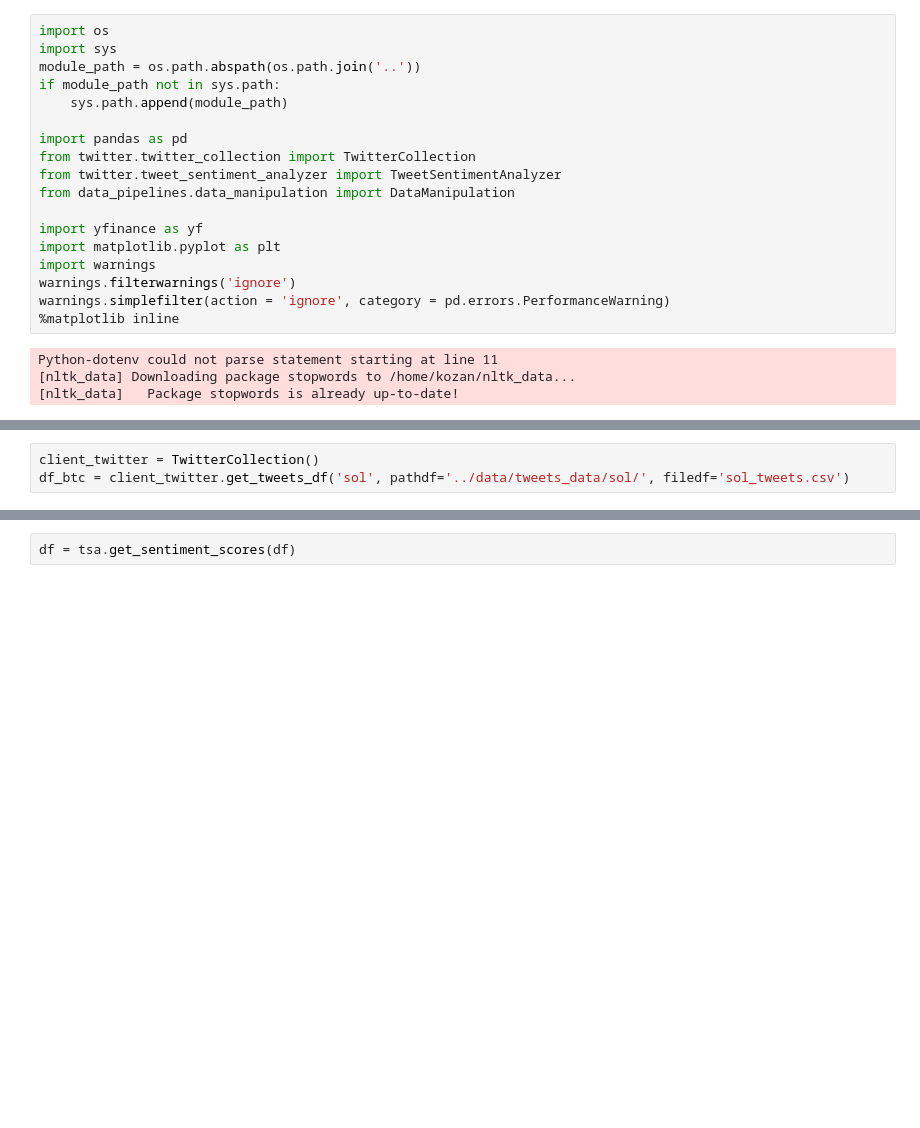
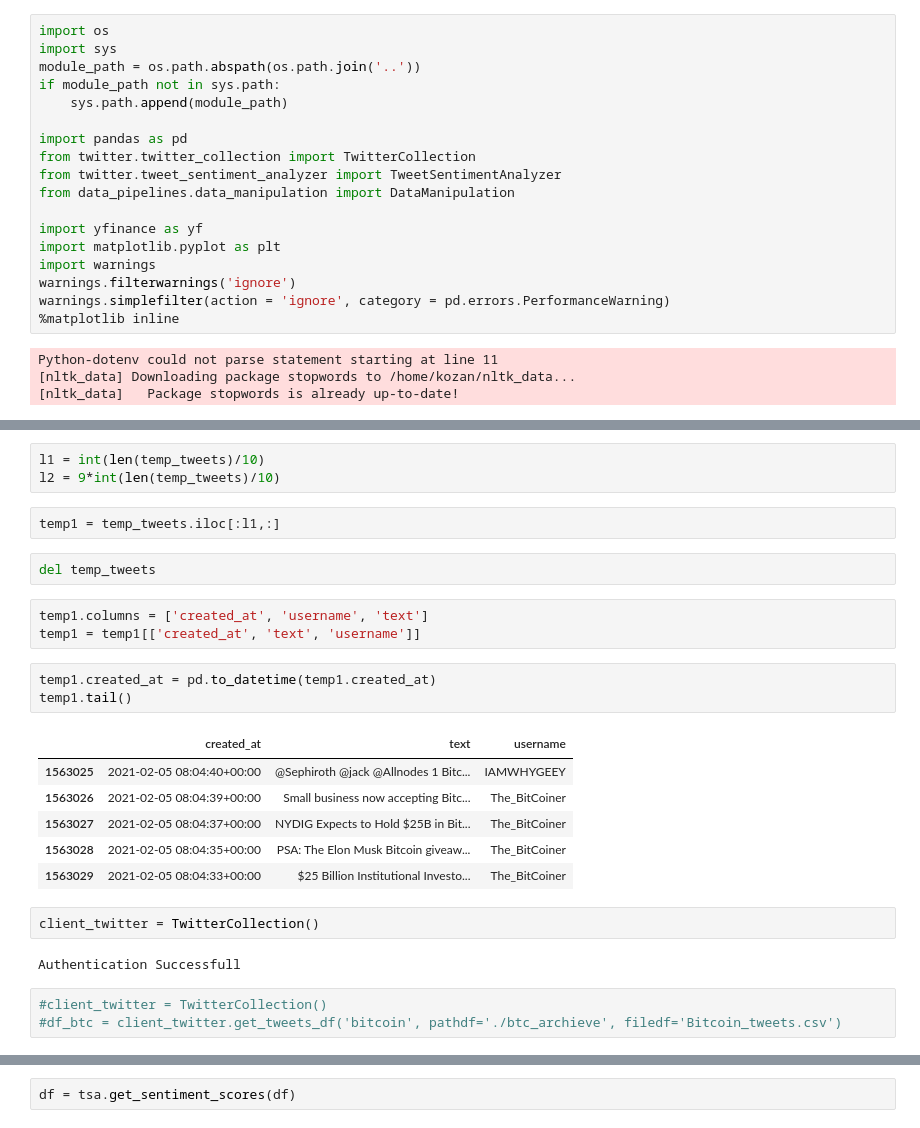
Before and after one commit to kozanakyel/KZ-Engine-Backend, a Jupyter notebook: KZ_project_setup/notebooks/twitter_sentiment_analysis_btc.ipynb, the cells around one changed output, grey strips where cells are left out. Cells and saved outputs as stored; diff of their text form; blank space fills up the shorter version.

```diff
--- a/KZ_project_setup/notebooks/twitter_sentiment_analysis_btc.ipynb
+++ b/KZ_project_setup/notebooks/twitter_sentiment_analysis_btc.ipynb
@@ -23,3 +45,27 @@ Python-dotenv could not parse statement starting at line 11
+# %%
+l1 = int(len(temp_tweets)/10)
+l2 = 9*int(len(temp_tweets)/10)
+# %%
+temp1 = temp_tweets.iloc[:l1,:]
+# %%
+del temp_tweets
+# %%
+temp1.columns = ['created_at', 'username', 'text']
+temp1 = temp1[['created_at', 'text', 'username']]
+# %%
+temp1.created_at = pd.to_datetime(temp1.created_at)
+temp1.tail()
+# %% [output]
+|  | created_at | text | username |
+| 1563025 | 2021-02-05 08:04:40+00:00 | @Sephiroth @jack @Allnodes 1 Bitc... | IAMWHYGEEY |
+| 1563026 | 2021-02-05 08:04:39+00:00 | Small business now accepting Bitc... | The_BitCoiner |
+| 1563027 | 2021-02-05 08:04:37+00:00 | NYDIG Expects to Hold $25B in Bit... | The_BitCoiner |
+| 1563028 | 2021-02-05 08:04:35+00:00 | PSA: The Elon Musk Bitcoin giveaw... | The_BitCoiner |
+| 1563029 | 2021-02-05 08:04:33+00:00 | $25 Billion Institutional Investo... | The_BitCoiner |
+# %%
+client_twitter = TwitterCollection()
+# %% [output]
+Authentication Successfull
 # %%
-client_twitter = TwitterCollection()
-df_btc = client_twitter.get_tweets_df('sol', pathdf='../data/tweets_data/sol/', filedf='sol_tweets.csv')
+#client_twitter = TwitterCollection()
+#df_btc = client_twitter.get_tweets_df('bitcoin', pathdf='./btc_archieve', filedf='Bitcoin_tweets.csv')
```
Also changed, not shown: parts of 12 cells of this notebook, 2 other files.
